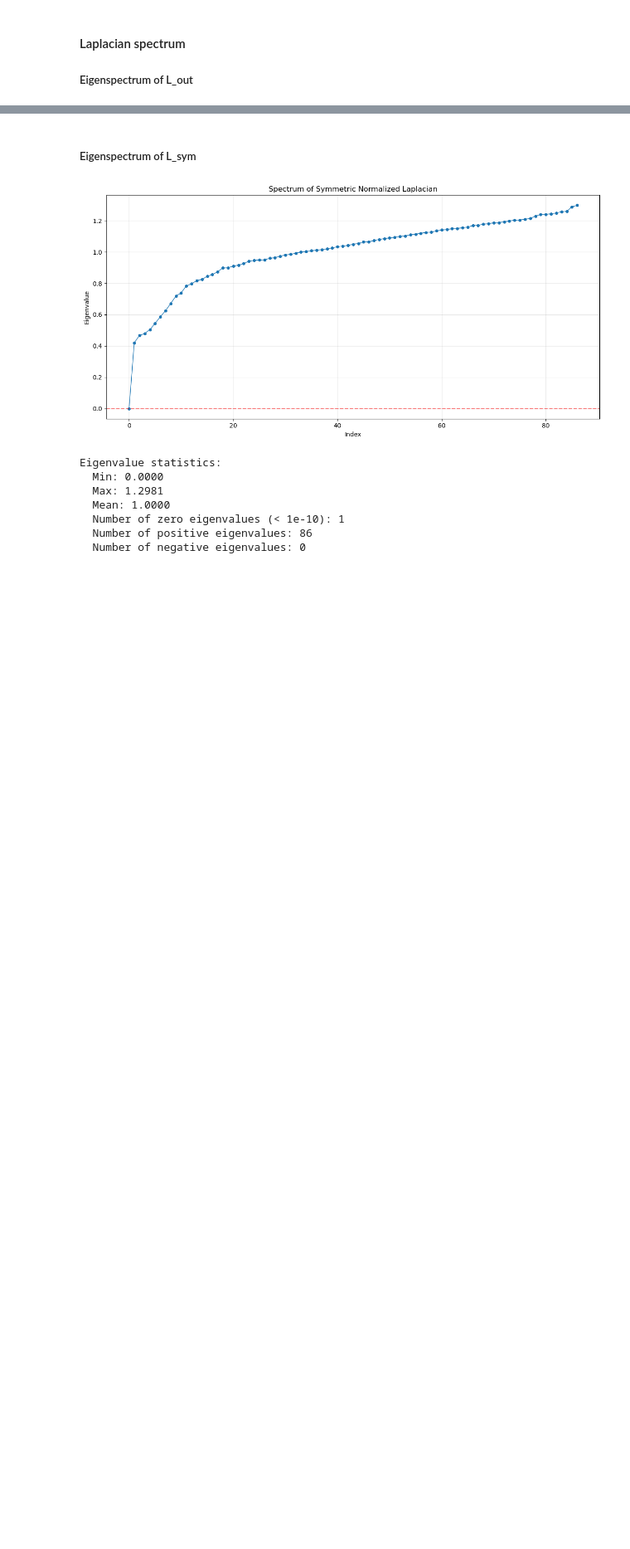
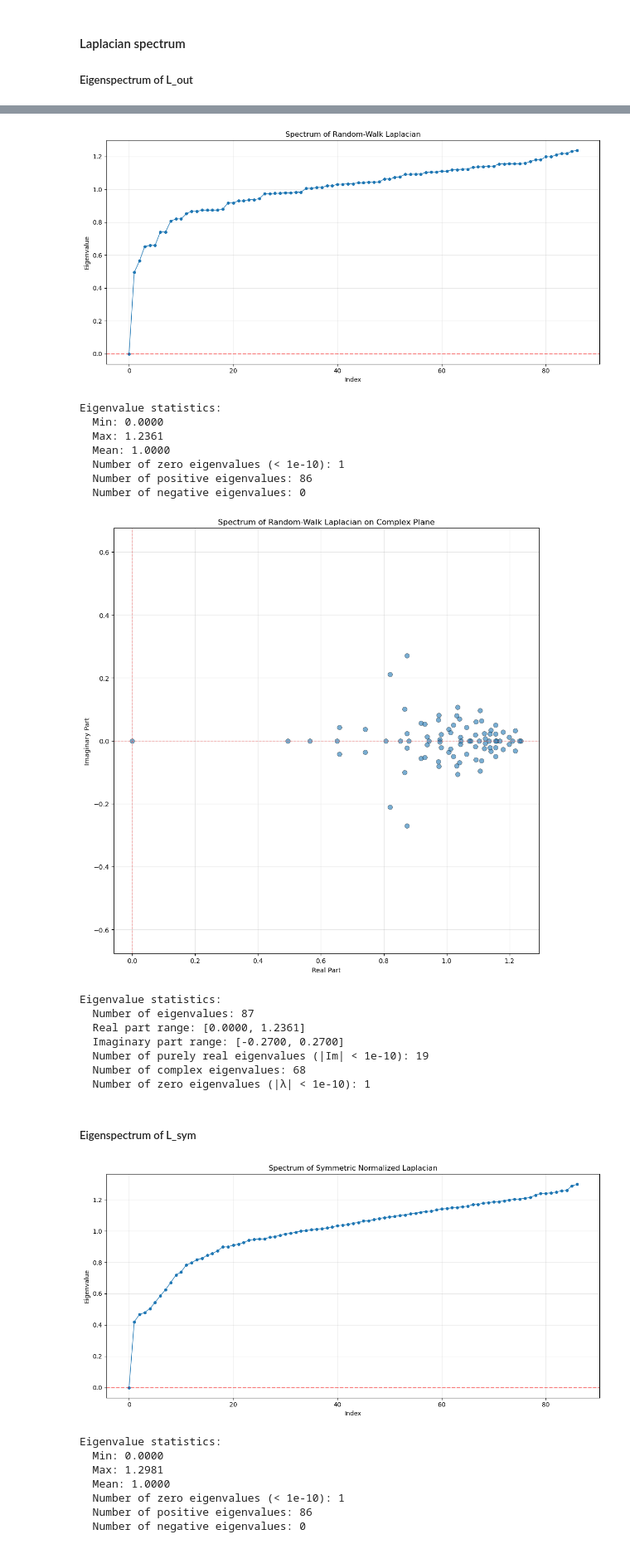
Before and after one commit to CharlesXu-Jingyue/MesoCompPrimitives, a Jupyter notebook: notebooks/poc.ipynb, the cells around one changed output, grey strips where cells are left out. Shown at 83% size. Saved outputs shown, nothing was run; the diff lists cells and outputs as text; code cells hidden in the pictures; blank space fills up the shorter version.

```diff
--- a/notebooks/poc.ipynb
+++ b/notebooks/poc.ipynb
@@ -1037,3 +1044,71 @@ Eigenvalue statistics:
+# %%
+L = L_rw
+
+# Compute the eigenvalues of L
+eigenvalues_L = np.linalg.eigvals(L)
+
+# Sort eigenvalues in ascending order
+eigenvalues_L_sorted = np.sort(eigenvalues_L.real)
+
+# Plot the spectrum
+plt.figure(figsize=(12, 6))
+plt.plot(eigenvalues_L_sorted, 'o-', markersize=4, linewidth=1)
+plt.axhline(y=0, color='r', linestyle='--', alpha=0.5)
+plt.xlabel('Index')
+plt.ylabel('Eigenvalue')
+plt.title('Spectrum of Random-Walk Laplacian')
+plt.grid(True, alpha=0.3)
+plt.tight_layout()
+plt.show()
+
+# Print statistics about the eigenvalues
+print(f"Eigenvalue statistics:")
+print(f"  Min: {eigenvalues_L_sorted.min():.4f}")
+print(f"  Max: {eigenvalues_L_sorted.max():.4f}")
+print(f"  Mean: {eigenvalues_L_sorted.mean():.4f}")
+print(f"  Number of zero eigenvalues (< 1e-10): {np.sum(np.abs(eigenvalues_L_sorted) < 1e-10)}")
+print(f"  Number of positive eigenvalues: {np.sum(eigenvalues_L_sorted > 1e-10)}")
+print(f"  Number of negative eigenvalues: {np.sum(eigenvalues_L_sorted < -1e-10)}")
+
+# Plot eigenvalues on the complex plane
+plt.figure(figsize=(10, 10))
+plt.scatter(eigenvalues_L.real, eigenvalues_L.imag,
+           s=50, alpha=0.6, edgecolors='black', linewidths=0.5)
+plt.axhline(y=0, color='r', linestyle='--', alpha=0.3, linewidth=1)
+plt.axvline(x=0, color='r', linestyle='--', alpha=0.3, linewidth=1)
+plt.xlabel('Real Part')
+plt.ylabel('Imaginary Part')
+plt.title('Spectrum of Random-Walk Laplacian on Complex Plane')
+plt.grid(True, alpha=0.3)
+plt.axis('equal')
+plt.tight_layout()
+plt.show()
+
+# Print statistics about the eigenvalues
+print(f"Eigenvalue statistics:")
+print(f"  Number of eigenvalues: {len(eigenvalues_L)}")
+print(f"  Real part range: [{eigenvalues_L.real.min():.4f}, {eigenvalues_L.real.max():.4f}]")
+print(f"  Imaginary part range: [{eigenvalues_L.imag.min():.4f}, {eigenvalues_L.imag.max():.4f}]")
+print(f"  Number of purely real eigenvalues (|Im| < 1e-10): {np.sum(np.abs(eigenvalues_L.imag) < 1e-10)}")
+print(f"  Number of complex eigenvalues: {np.sum(np.abs(eigenvalues_L.imag) >= 1e-10)}")
+print(f"  Number of zero eigenvalues (|λ| < 1e-10): {np.sum(np.abs(eigenvalues_L) < 1e-10)}")
+# %% [output]
+[figure, added]
+Eigenvalue statistics:
+  Min: 0.0000
+  Max: 1.2361
+  Mean: 1.0000
+  Number of zero eigenvalues (< 1e-10): 1
+  Number of positive eigenvalues: 86
+  Number of negative eigenvalues: 0
+[figure, added]
+Eigenvalue statistics:
+  Number of eigenvalues: 87
+  Real part range: [0.0000, 1.2361]
+  Imaginary part range: [-0.2700, 0.2700]
+  Number of purely real eigenvalues (|Im| < 1e-10): 19
+  Number of complex eigenvalues: 68
+  Number of zero eigenvalues (|λ| < 1e-10): 1
 # %% [markdown]
 ##### Eigenspectrum of L_sym
 # %%
```
Also changed, not shown: parts of 27 cells of this notebook, 6 other files.
